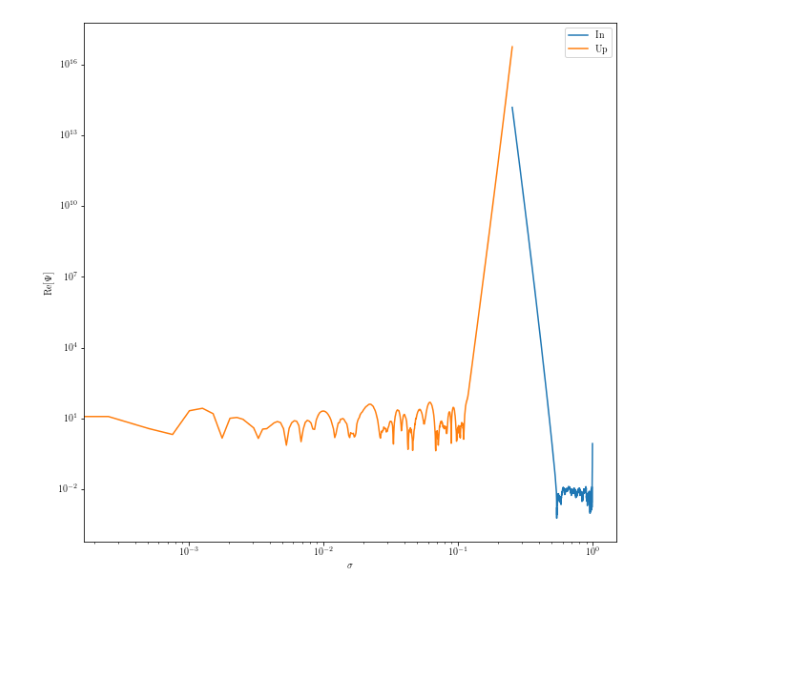
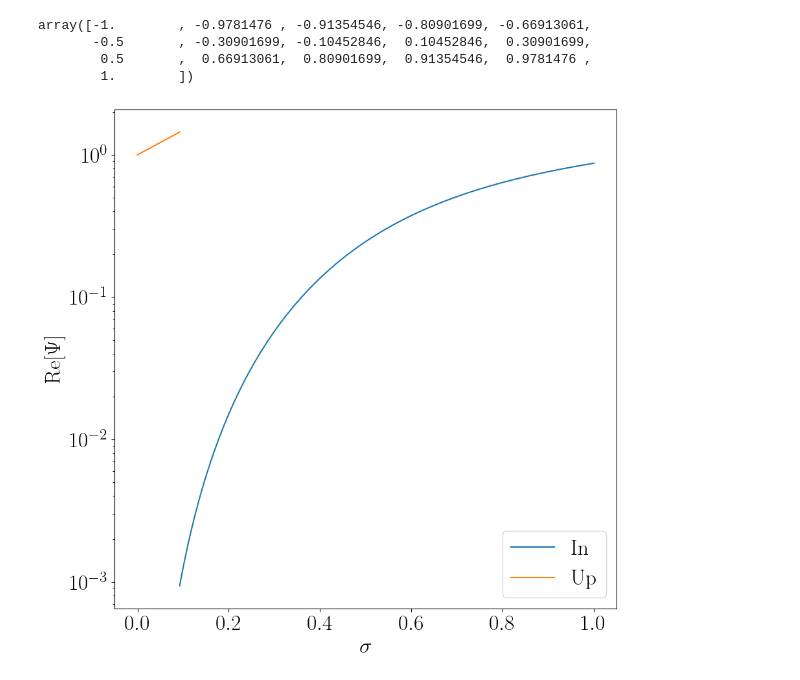
Before and after one commit to znasipak/hbl-teukolsky, a Jupyter notebook: test.ipynb, the cells around one changed output. Cells and saved outputs as stored; diff of their text form; code cells hidden in the pictures; blank space fills up the shorter version.

```diff
--- a/test.ipynb
+++ b/test.ipynb
@@ -12,9 +17,9 @@ import math
 # %%
 s = -2
 a = 0.9
-l = 40
-m = 2
-omega = 1.34831
+l = 5
+m = 5
+omega = 10.234831
 # %%
 def sigma_temp(a, r):
     kappa = np.sqrt(1-a**2)
@@ -24,0 +40,7 @@ hbl.solve(subdomains = 1, chebyshev_samples=100, cutoff=[sigma_temp(a,4.),sigma_
+# %%
+ch.chebpts2(16)
+# %% [output]
+array([-1.        , -0.9781476 , -0.91354546, -0.80901699, -0.66913061,
+       -0.5       , -0.30901699, -0.10452846,  0.10452846,  0.30901699,
+        0.5       ,  0.66913061,  0.80901699,  0.91354546,  0.9781476 ,
+        1.        ])
@@ -27,13 +56,14 @@ Psihbl = hbl()
 # %%
 plt.figure(figsize=(10,10))
-plt.loglog(*np.abs(np.abs(Psihbl['In'].linspace(1000))), label='In')
-plt.loglog(*np.abs(np.abs(Psihbl['Up'].linspace(1000))), label='Up')
+plt.plot(*np.abs(np.abs(Psihbl['In'].linspace(5000))), label='In')
+plt.plot(*np.abs(np.abs(Psihbl['Up'].linspace(5000))), label='Up')
+plt.yscale('log')
 plt.xlabel(r'$\sigma$')
 plt.ylabel(r'Re[$\Psi$]')
 plt.legend()
 plt.show()
 # %% [output]
-[figure, old version]
+[figure, new version]
 # %%
 plt.figure(figsize=(10, 10))
 for i in range(hbl.mch['Up'].coeffs.shape[0]):
```
Also changed, not shown: parts of 35 cells of this notebook, 14 other files.
